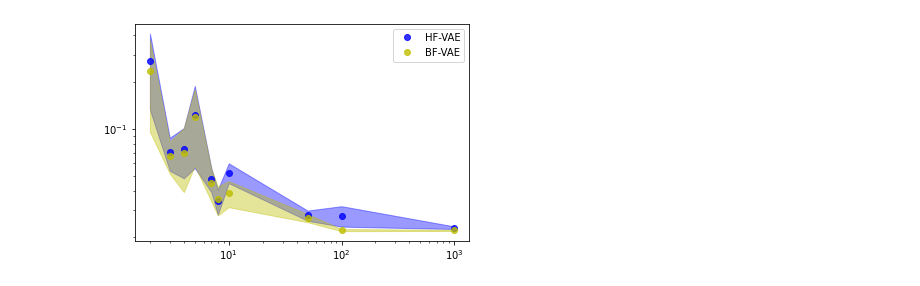
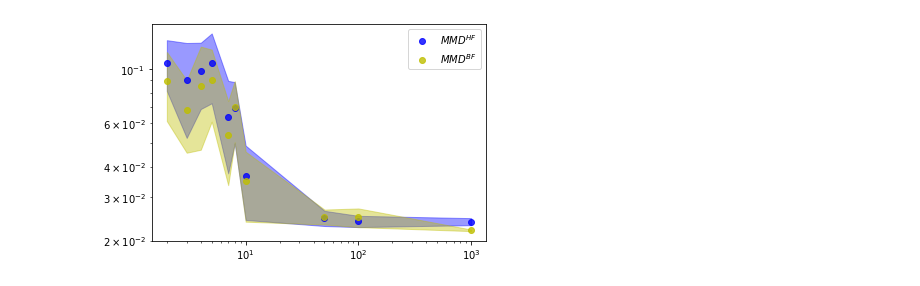
Before and after one commit to CU-UQ/Bi-fidelity-VAE, a Jupyter notebook: BF-VAE-burgers.ipynb, the cells around one changed output. Cells and saved outputs as stored; diff of their text form; code cells hidden in the pictures.

Commit message:
update MMD figure

```diff
--- a/BF-VAE-burgers.ipynb
+++ b/BF-VAE-burgers.ipynb
@@ -25,7 +25,7 @@ mmd_para = [0.2, 0.5, 1.0, 2.0, 5.0]
 latent_dim = 4
 hidden_dims = [128, 64, 16]
 beta = 0.5
-num_trial = 5
+num_trial = 10
 hf_size_lst = [2, 3, 4, 5, 7, 8, 10, 50, 100, 1000]
 
 
@@ -64,13 +64,13 @@ for hf_size in hf_size_lst:
 # %%
 scale = 0.5
 hf_mean, bf_mean = np.mean(hf_mmd_lst, axis=1), np.mean(bf_mmd_lst, axis=1)
 hf_std, bf_std = np.std(hf_mmd_lst, axis=1), np.std(bf_mmd_lst, axis=1)
-plt.plot(hf_size_lst, hf_mean, 'o' ,c='b', label='HF-VAE', alpha=0.8)
+plt.plot(hf_size_lst, hf_mean, 'o' ,c='b', label=r'$MMD^{HF}$', alpha=0.8)
 plt.fill_between(hf_size_lst, hf_mean - scale * hf_std, hf_mean + scale * hf_std, color='b', alpha=0.4)
-plt.plot(hf_size_lst, bf_mean, 'o' ,c='y', label='BF-VAE', alpha=0.8)
+plt.plot(hf_size_lst, bf_mean, 'o' ,c='y', label=r'$MMD^{BF}$', alpha=0.8)
 plt.fill_between(hf_size_lst, bf_mean - scale * bf_std, bf_mean + scale * bf_std, color='y', alpha=0.4)
 plt.legend()
 plt.xscale('log')
 plt.yscale('log')
 # %% [output]
-[figure, old version]
+[figure, new version]
```
Also changed, not shown: 1 other file.
